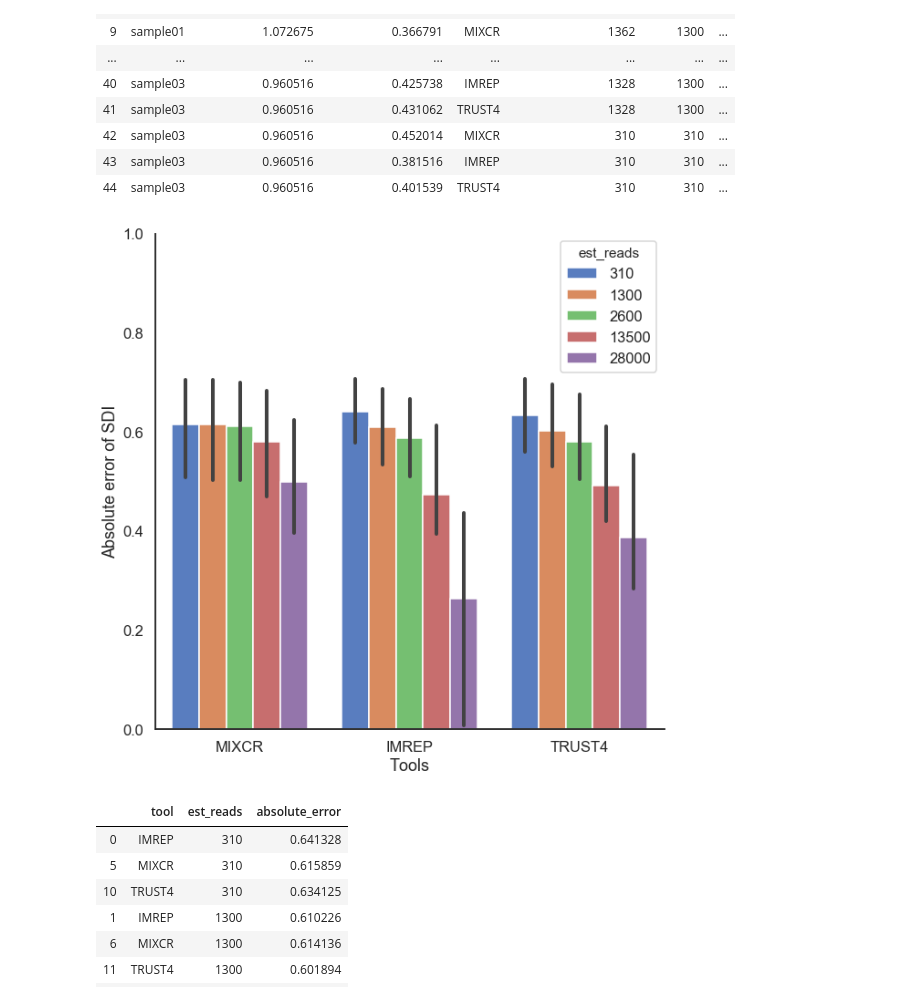
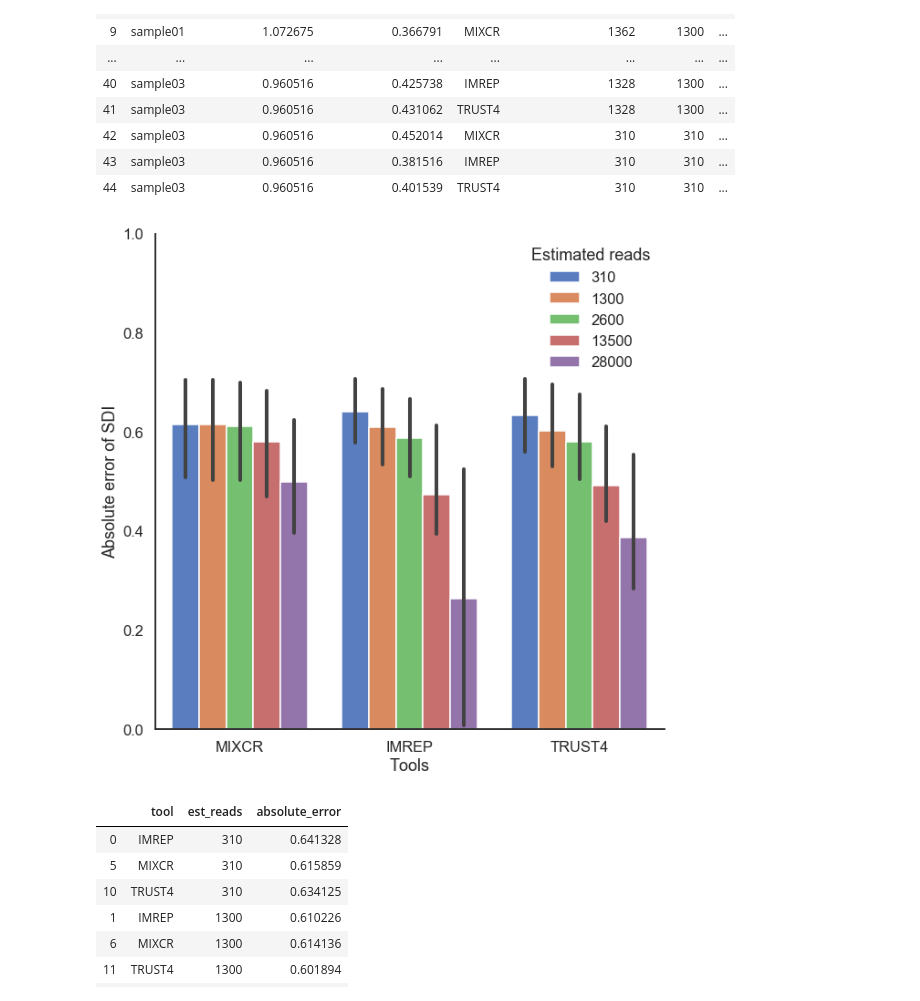
Before and after one commit to Mangul-Lab-USC/TCR-profiling-benchmark, a Jupyter notebook: notebooks/figureS5b.ipynb, the cells around one changed output. Drawn from its saved outputs; the diff is of its cells as text; code cells hidden in the pictures.

Commit message:
update figures

```diff
--- a/notebooks/figureS5b.ipynb
+++ b/notebooks/figureS5b.ipynb
@@ -28,19 +28,22 @@ df
 # %%
 sns.set_style('white')
 sns.set_context('talk')
 
 fig, ax = plt.subplots(figsize=(10, 10))
-ax = sns.barplot(data=df, x="tool", y="absolute_error", hue="est_reads",palette="muted")
+ax = sns.barplot(data=df, x="tool", y="absolute_error", hue="est_reads", palette="muted")
 
 ax.set(ylim=(0,1))
+handles, labels = ax.get_legend_handles_labels()
+l = plt.legend(handles[0:5], labels[0:5], bbox_to_anchor=(1, 1), frameon=False, title='Estimated reads')
+
 ax.set_xlabel('Tools')
 ax.set_ylabel('Absolute error of SDI')
 sns.despine()
 
 plt.savefig("../figures/supplementary/figureS5_b.pdf",bbox_inches="tight")
 plt.savefig("../figures/supplementary/figureS5_b.png",bbox_inches="tight")
 # %% [output]
-[figure, old version]
+[figure, new version]
 # %%
 mean_diversity_combined = df.groupby(["tool","est_reads"])["absolute_error"].mean().reset_index()
 mean_diversity_combined = mean_diversity_combined.sort_values('est_reads')
```
Also changed, not shown: 32 other files.
